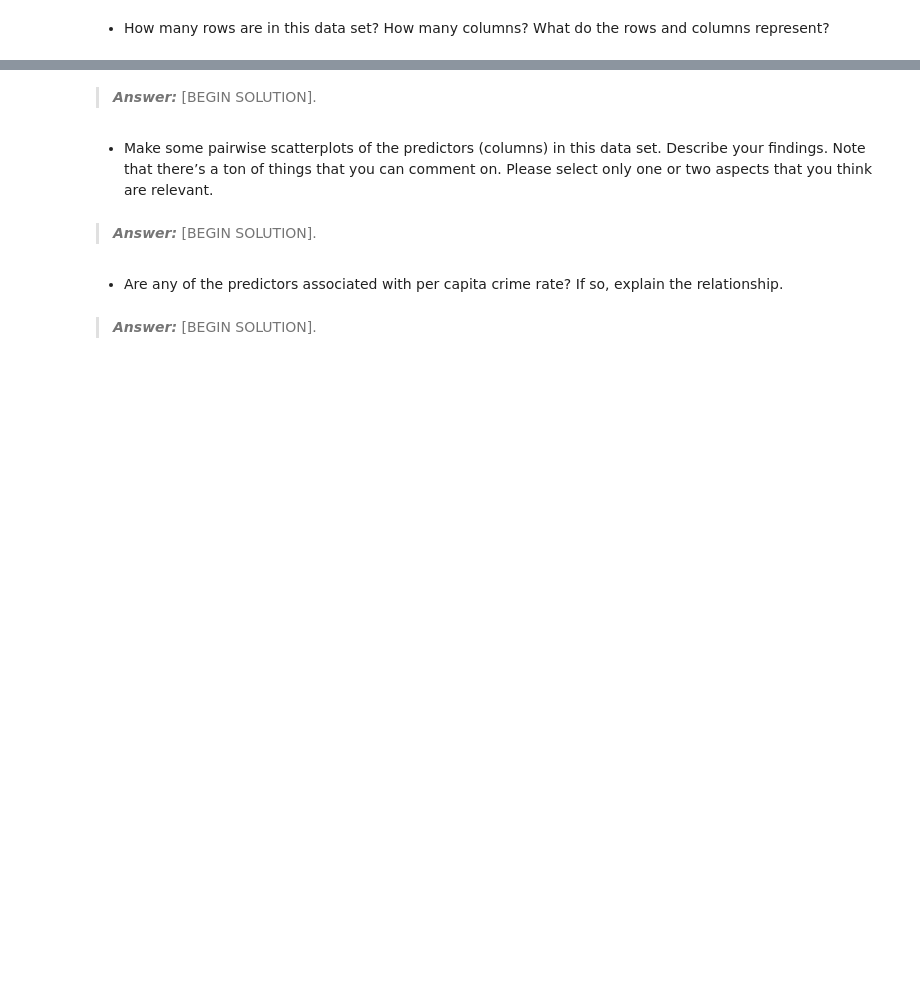
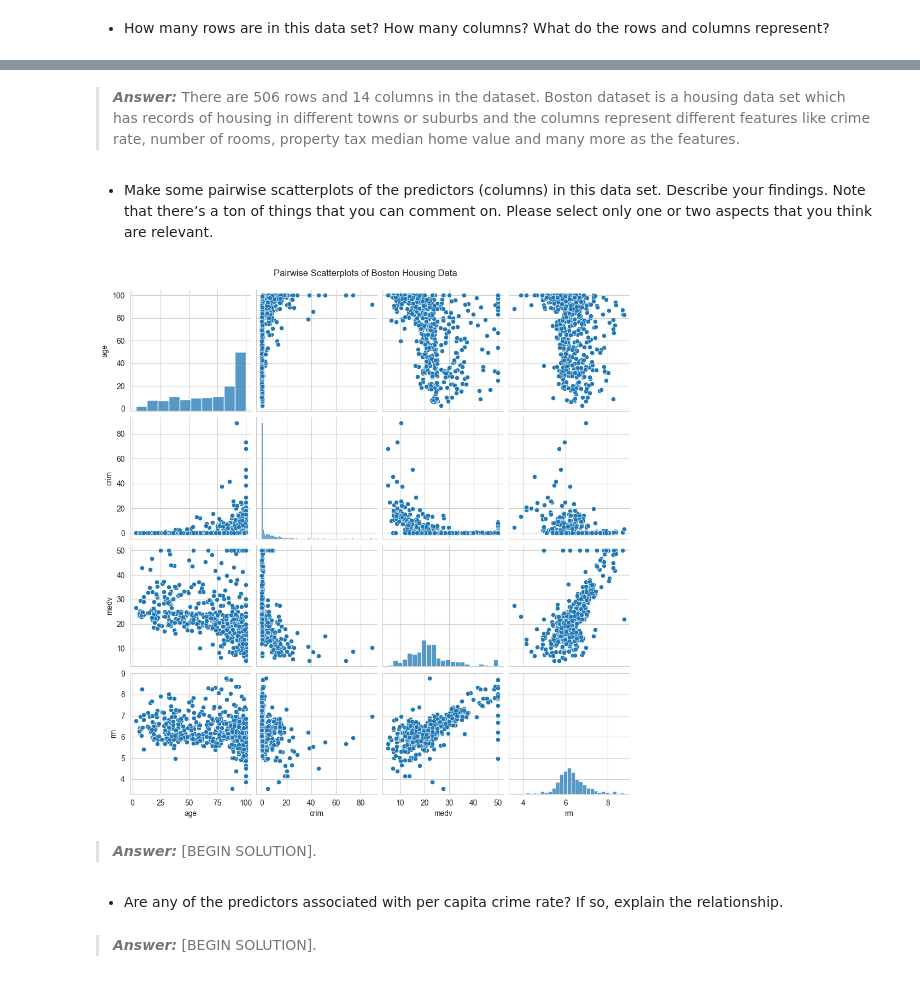
Before and after one commit to YashviKommidi/Machine_learning_26, a Jupyter notebook: KOMMIDI_HW2.ipynb, the cells around one changed output, grey strips where cells are left out. Cells and saved outputs as stored; diff of their text form; code cells hidden in the pictures; blank space fills up the shorter version.

Commit message:
added 8th answer

```diff
--- a/KOMMIDI_HW2.ipynb
+++ b/KOMMIDI_HW2.ipynb
@@ -751,6 +751,9 @@ plt.show()
 # %% [markdown]
 - This exercise involves the `Boston` housing data set. To begin, load in the `Boston` data set from `Boston.csv'.
 # %%
-# BEGIN SOLUTION
+# Loading the Boston Housing Dataset
+import pandas as pd
 
-# END SOLUTION
+Boston = pd.read_csv('/Users/yashvikommidi/Downloads/Boston.csv')
+
+print(Boston)
@@ -763,11 +810,21 @@ plt.show()
 # %% [markdown]
-> **_Answer:_**  [BEGIN SOLUTION].
+> **_Answer:_**  There are 506 rows and 14 columns in the dataset. Boston dataset is a housing data set which has records of housing in different towns or suburbs and the columns represent different features like crime rate, number of rooms, property tax median home value and many more as the features.
 # %% [markdown]
 - Make some pairwise scatterplots of the predictors (columns) in this data set. Describe your findings. Note that there’s a ton of things that you can comment on. Please select only one or two aspects that you think are relevant.
 # %%
-# BEGIN SOLUTION
+import matplotlib.pyplot as plt
+import seaborn as sns
 
-# END SOLUTION
+# Select specific variables to plot
+variables = ['age', 'crim', 'medv', 'rm']
+subset = Boston[variables]
+
+# Create pairwise scatterplots
+sns.pairplot(subset)
+plt.suptitle('Pairwise Scatterplots of Boston Housing Data', y=1.02)
+plt.show()
+# %% [output]
+[figure, added]
 # %% [markdown]
 > **_Answer:_**  [BEGIN SOLUTION].
 # %% [markdown]
```
Also changed, not shown: parts of 2 cells of this notebook.
